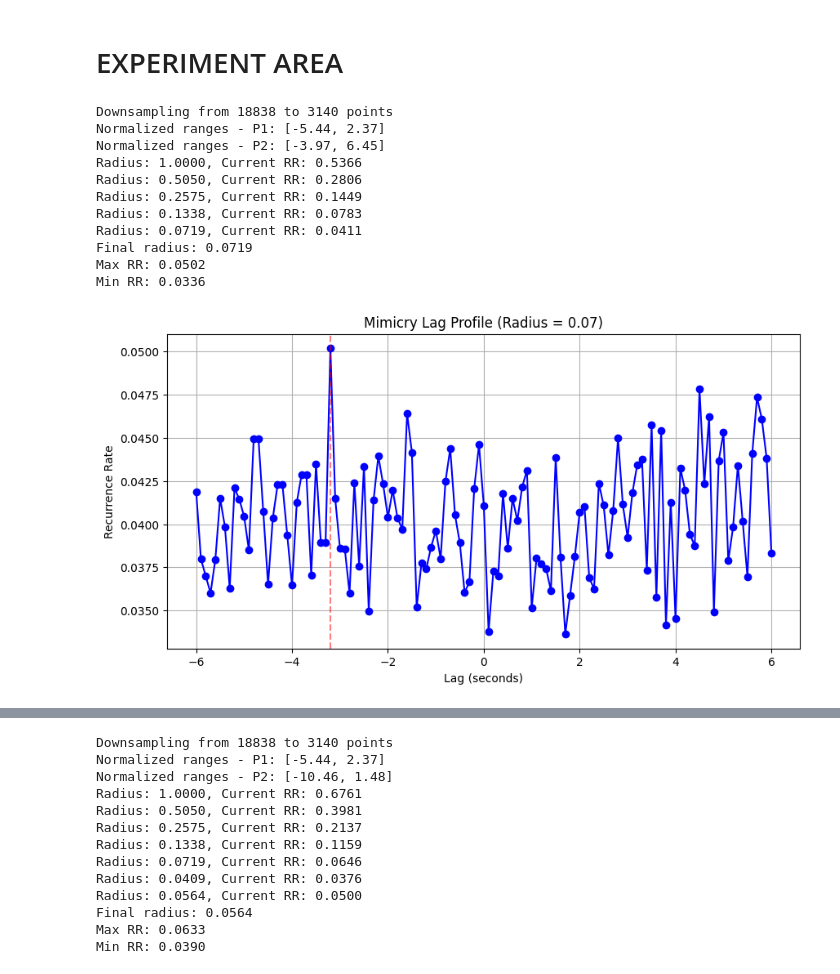
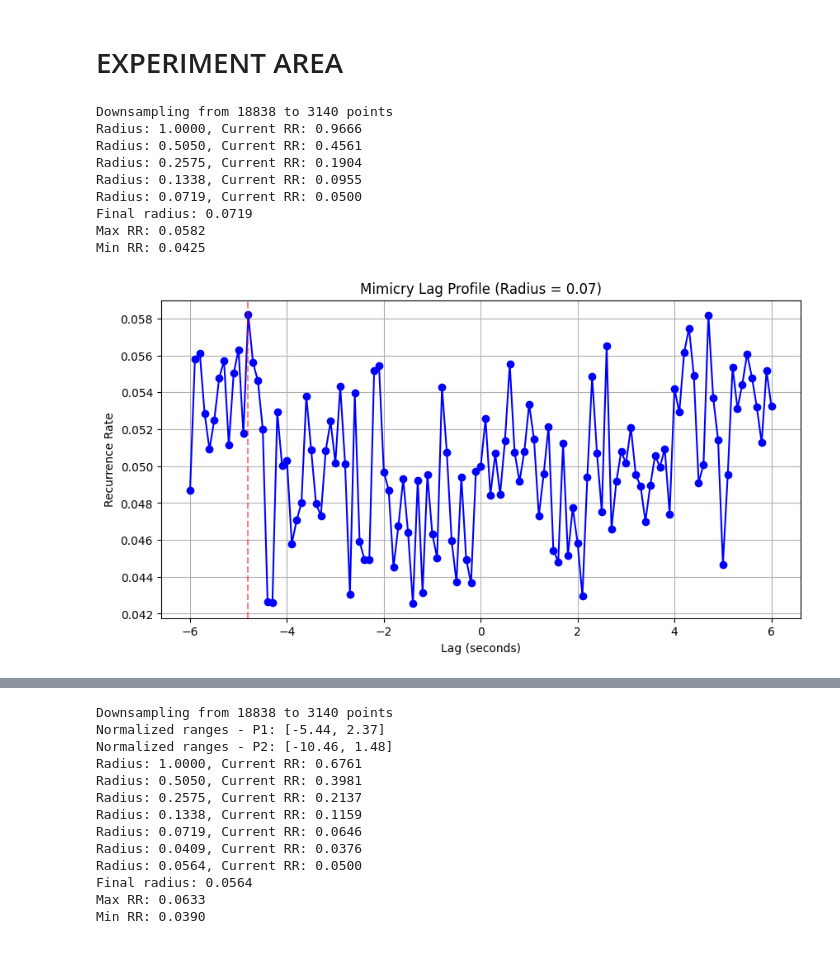
Before and after one commit to erikfrohn/facial-expression-interpersonal-association, a Jupyter notebook: main.ipynb, the cells around one changed output, grey strips where cells are left out. Drawn from its saved outputs; the diff is of its cells as text; code cells hidden in the pictures.

```diff
--- a/main.ipynb
+++ b/main.ipynb
@@ -283,31 +118,29 @@ array([2])
 # %%
 import pandas as pd
 import util.feature_selection as fs
 import util.correlation_measure as cm
 import matplotlib.pyplot as plt
 import seaborn as sns
 import numpy as np
 import os
 
 files1 = os.path.join(LOCATION, '07_08', FEATURE_FOLDER)
 files2 = os.path.join(LOCATION, '09_10', FEATURE_FOLDER)
 nav = pd.read_csv(os.path.join(files1, 'pp07_reschu_run_1_corrca.csv'))
 pil = pd.read_csv(os.path.join(files1, 'pp08_reschu_run_1_corrca.csv'))
 
-lags, rr_profile, radius = cm.crqa_lag_analysis(nav['f1'].values, pil['f1'].values, debug=True)
+lags, rr_profile, radius = cm.crqa_lag_analysis(nav['f1'].values, pil['f1'].values, normalize=False, debug=True)
 # %% [output]
 Downsampling from 18838 to 3140 points
-Normalized ranges - P1: [-5.44, 2.37]
-Normalized ranges - P2: [-3.97, 6.45]
-Radius: 1.0000, Current RR: 0.5366
-Radius: 0.5050, Current RR: 0.2806
-Radius: 0.2575, Current RR: 0.1449
-Radius: 0.1338, Current RR: 0.0783
-Radius: 0.0719, Current RR: 0.0411
+Radius: 1.0000, Current RR: 0.9666
+Radius: 0.5050, Current RR: 0.4561
+Radius: 0.2575, Current RR: 0.1904
+Radius: 0.1338, Current RR: 0.0955
+Radius: 0.0719, Current RR: 0.0500
 Final radius: 0.0719
-Max RR: 0.0502
-Min RR: 0.0336
+Max RR: 0.0582
+Min RR: 0.0425
-[figure, old version]
+[figure, new version]
 # %%
 import pandas as pd
 import util.feature_selection as fs
```
Also changed, not shown: parts of 18 cells of this notebook.
